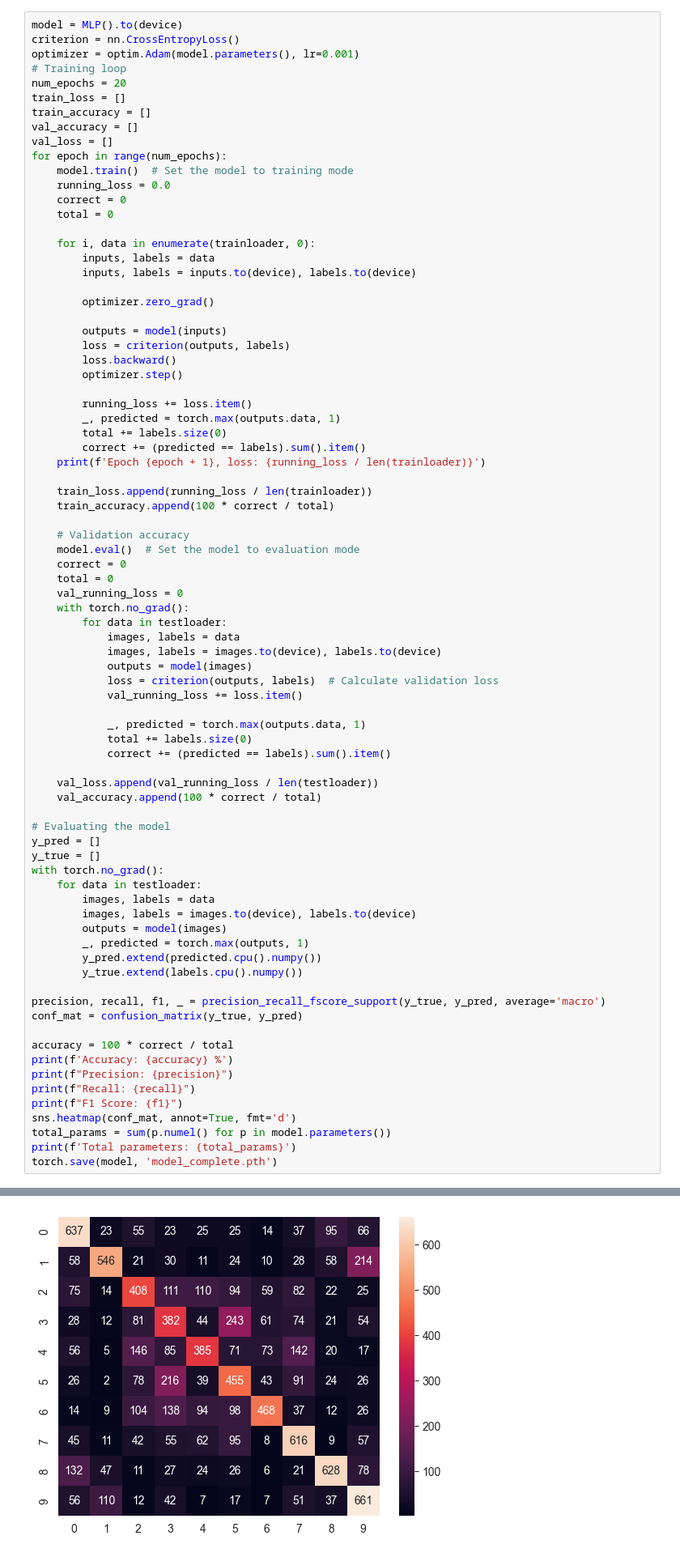
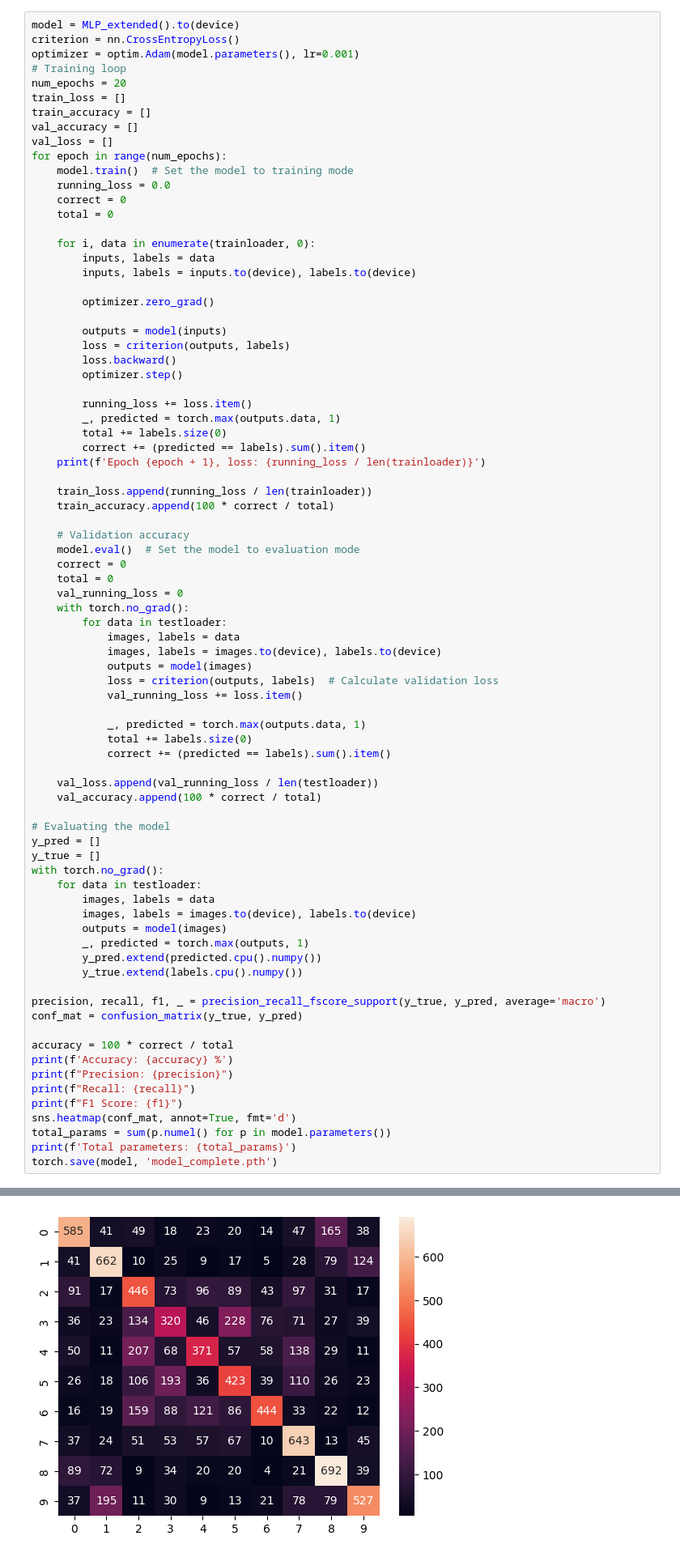
Before and after one commit to Swayyum/Intro-to-Deep-Learning, a Jupyter notebook: HW1/HW1.ipynb, the cells around one changed output, grey strips where cells are left out. Shown at 81% size. Saved outputs shown, nothing was run; the diff lists cells and outputs as text.

```diff
--- a/HW1/HW1.ipynb
+++ b/HW1/HW1.ipynb
@@ -227,7 +227,7 @@ if __name__ == "__main__":
     trainloader = torch.utils.data.DataLoader(list(zip(train_data, train_labels)), batch_size=64, shuffle=True)
     testloader = torch.utils.data.DataLoader(list(zip(test_data, test_labels)), batch_size=64, shuffle=False)
 # %%
-model = MLP().to(device)
+model = MLP_extended().to(device)
 criterion = nn.CrossEntropyLoss()
 optimizer = optim.Adam(model.parameters(), lr=0.001)
 # Training loop
@@ -327,4 +327,4 @@ F1 Score: 0.5190105762348172
-[figure, old version]
+[figure, new version]
 # %%
 # Plotting training loss and accuracy
 plt.figure(figsize=(10, 5))
```
Also changed, not shown: parts of 8 cells of this notebook, 1 other file.
